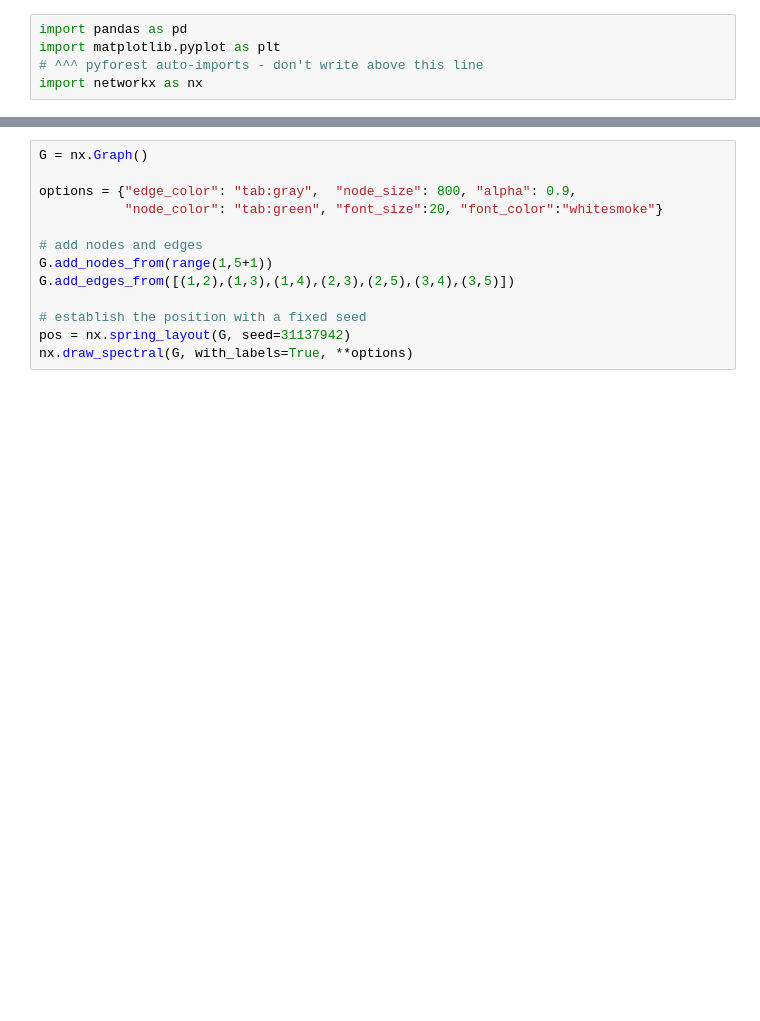
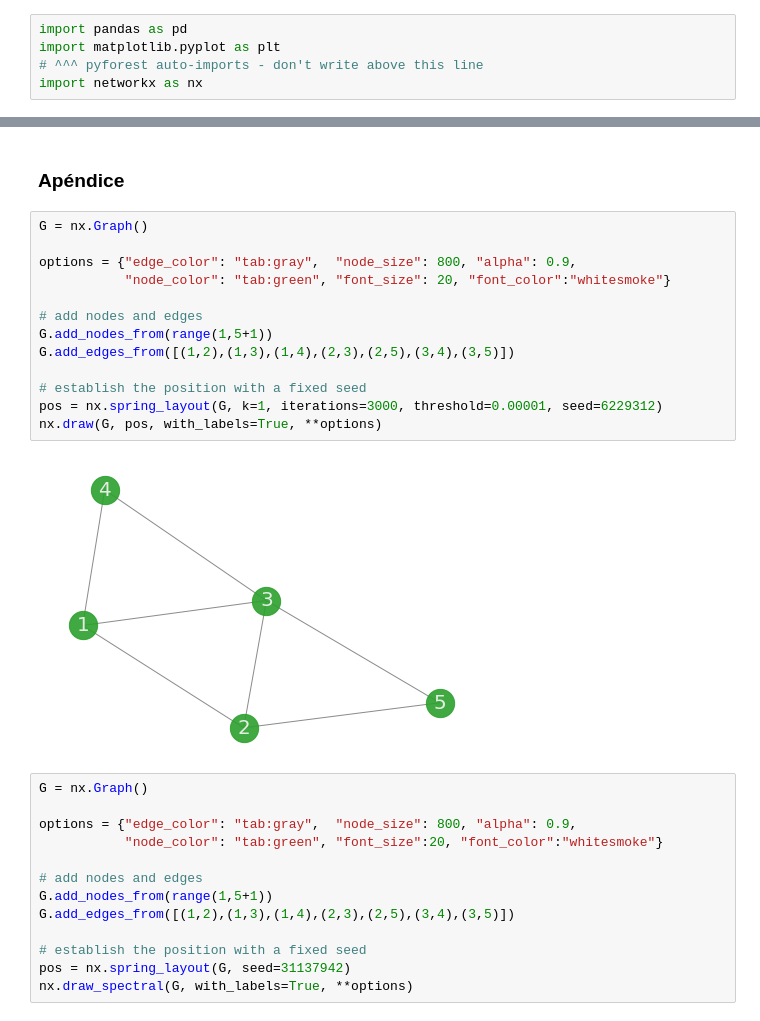
Before and after one commit to joshbrx/VoterModel_Network, a Jupyter notebook: Métricas, centralidades y manejo computacional de redes.ipynb, the cells around one changed output, grey strips where cells are left out. Drawn from its saved outputs; the diff is of its cells as text; blank space fills up the shorter version.

```diff
--- a/Métricas, centralidades y manejo computacional de redes.ipynb
+++ b/Métricas, centralidades y manejo computacional de redes.ipynb
@@ -10,3 +199,20 @@ import networkx as nx
+# %% [markdown]
+###  Apéndice
+# %%
+G = nx.Graph()
+
+options = {"edge_color": "tab:gray",  "node_size": 800, "alpha": 0.9,
+           "node_color": "tab:green", "font_size": 20, "font_color":"whitesmoke"}
+
+# add nodes and edges
+G.add_nodes_from(range(1,5+1))
+G.add_edges_from([(1,2),(1,3),(1,4),(2,3),(2,5),(3,4),(3,5)])
+
+# establish the position with a fixed seed
+pos = nx.spring_layout(G, k=1, iterations=3000, threshold=0.00001, seed=6229312)
+nx.draw(G, pos, with_labels=True, **options)
+# %% [output]
+[figure, added]
 # %%
 G = nx.Graph()
 
```
Also changed, not shown: parts of 16 cells of this notebook.
